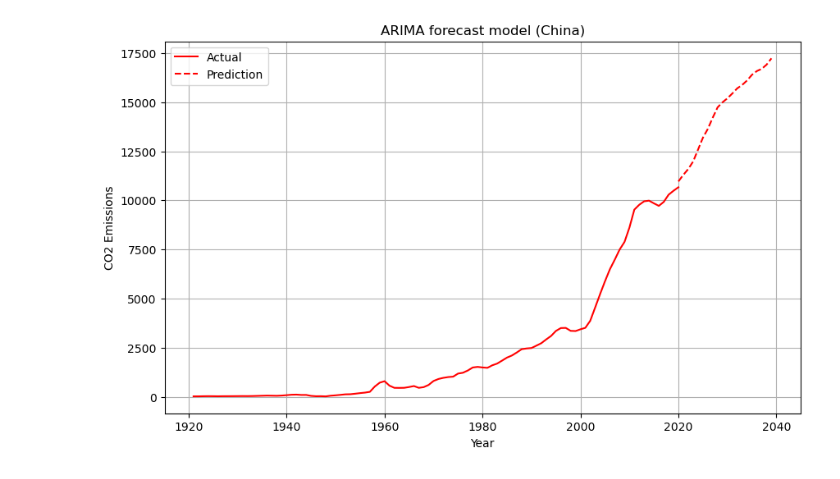
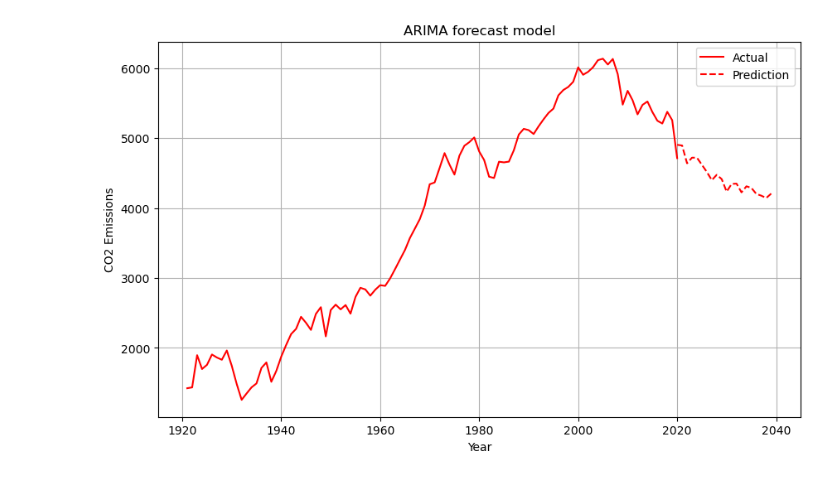
Before and after one commit to camillecoding/Climate_Change_Predictions, a Jupyter notebook: ARIMA_predict.ipynb, the cells around one changed output. Saved outputs shown, nothing was run; the diff lists cells and outputs as text; code cells hidden in the pictures.

Commit message:
tweaking ARIMA model

```diff
--- a/ARIMA_predict.ipynb
+++ b/ARIMA_predict.ipynb
@@ -29,6 +57,6 @@ df.head()
 # %%
 # Select the data for the USA, grab the year and CO2, set index to the year(type=int64), drop the name on the axis
-df = df[df['iso_code']=='CHN']
+df = df[df['iso_code']=='USA']
 df = pd.DataFrame(df[['year','co2']]).dropna()
 df = df.set_index(['year'])
 df = df.rename_axis(None, axis=1)
@@ -103,5 +131,5 @@ autocorrelation_plot(df)
 # %%
-model = ARIMA(df, order=(18,2,2))
+model = ARIMA(df, order=(25,1,1))
 model_fit = model.fit()
 
 print(model_fit.summary())
@@ -161,8 +189,10 @@ predictions = list()
 # iterate through our test data
 for t in range(len(test)):
 
+    warnings.filterwarnings("ignore")
+
     # Fit the model to our initialzied data (training set) using (p,d,q) from the analysis above
-    model = ARIMA(history, order=(18,2,2))
+    model = ARIMA(history, order=(25,1,1))
 
     # Fit the model
     model_fit = model.fit()
@@ -202,7 +232,8 @@ predictions = list()
 forecast = 20
 
 for t in range(forecast):
-    model = ARIMA(history, order=(18,2,2))
+    warnings.filterwarnings("ignore")
+    model = ARIMA(history, order=(25,1,1))
     model_fit = model.fit()
     yhat = model_fit.forecast()[0]
     predictions.append(yhat)
@@ -210,13 +241,13 @@ for t in range(forecast):
 # %%
 x =  list(range(df.index[-1],df.index[-1]+forecast))
 plt.figure(figsize=(10,6),dpi=100)
 plt.plot(df.index[:],history[:-forecast], color='red',label='Actual')
 plt.plot(x,predictions,color='red', linestyle='--',label='Prediction')
-plt.title('ARIMA forecast model (China)')
+plt.title('ARIMA forecast model')
 plt.xlabel('Year')
 plt.ylabel('CO2 Emissions')
 plt.legend()
 plt.grid()
 plt.show()
 # %% [output]
-[figure, old version]
+[figure, new version]
```
Also changed, not shown: parts of 20 cells of this notebook.
